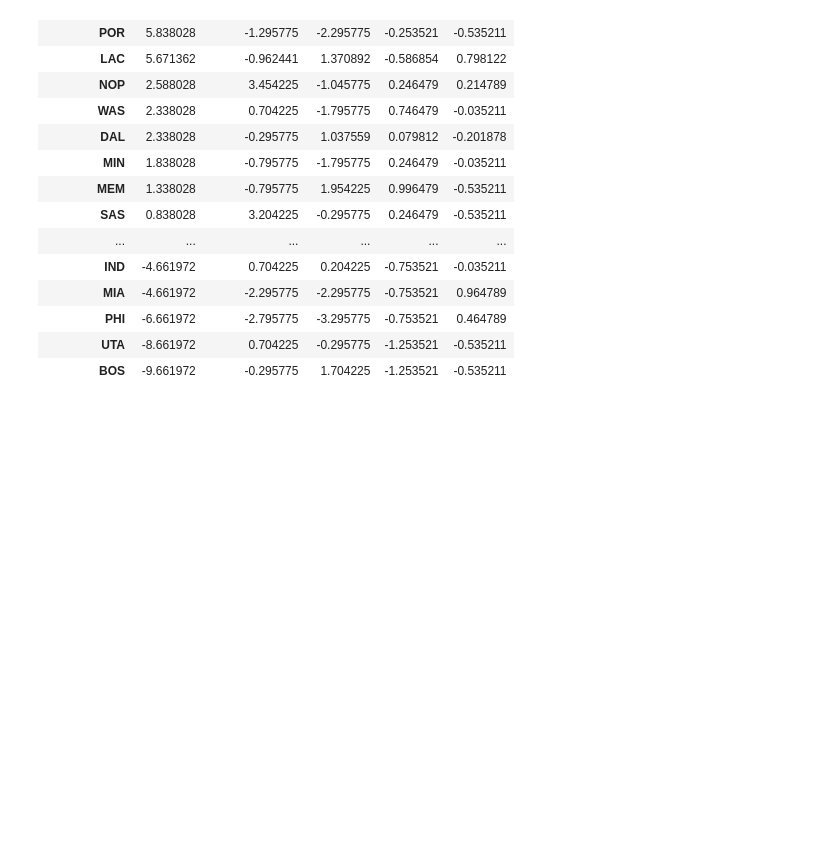
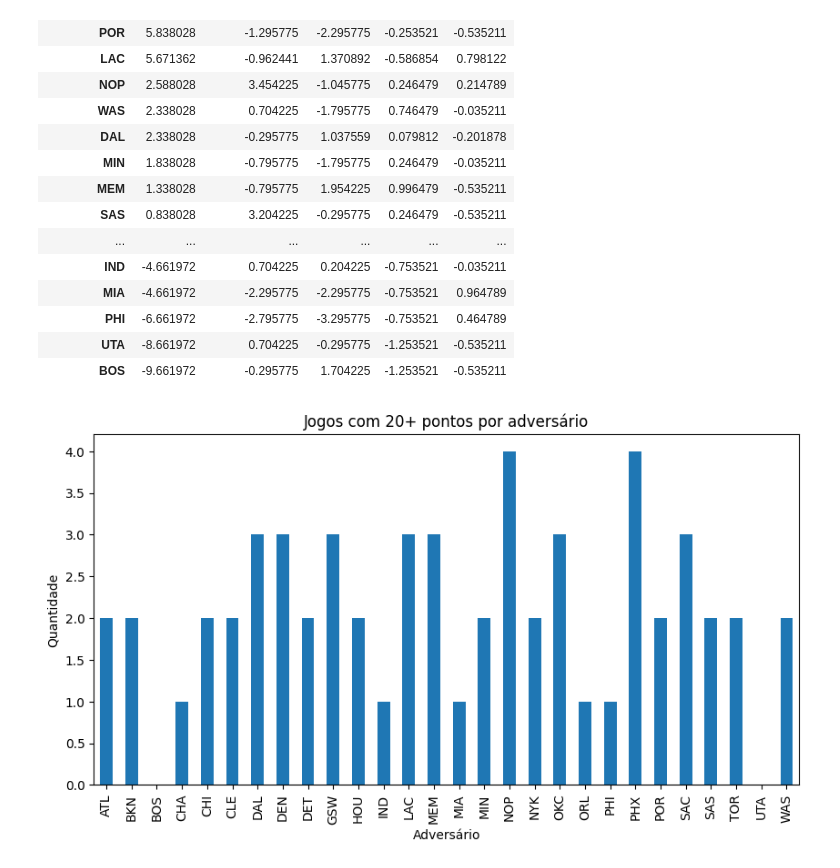
Before and after one commit to BernardoSantDev/Pipeline-de-Dados-com-API-Limpeza-e-Analise, a Jupyter notebook: notebooks/projeto_api.ipynb, the cells around one changed output. Drawn from its saved outputs; the diff is of its cells as text; code cells hidden in the pictures; blank space fills up the shorter version.

```diff
--- a/notebooks/projeto_api.ipynb
+++ b/notebooks/projeto_api.ipynb
@@ -331,3 +331,17 @@ comparacao
 | PHI | -6.661972 | -2.795775 | -3.295775 | -0.753521 | 0.464789 |
 | UTA | -8.661972 | 0.704225 | -0.295775 | -1.253521 | -0.535211 |
 | BOS | -9.661972 | -0.295775 | 1.704225 | -1.253521 | -0.535211 |
+# %%
+#gráfico 1 — jogos com 20+ pontos por adversário
+df.groupby("ADVERSARIO")["PONTOS_20+"].sum().plot(
+    kind="bar",
+    figsize=(10,5)
+)
+
+plt.title("Jogos com 20+ pontos por adversário")
+plt.xlabel("Adversário")
+plt.ylabel("Quantidade")
+
+plt.show()
+# %% [output]
+[figure, added]
```
